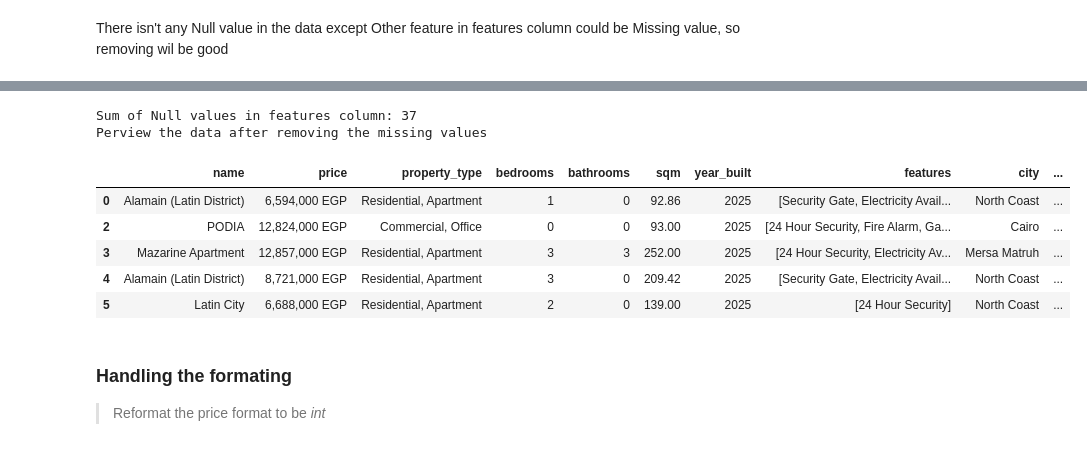
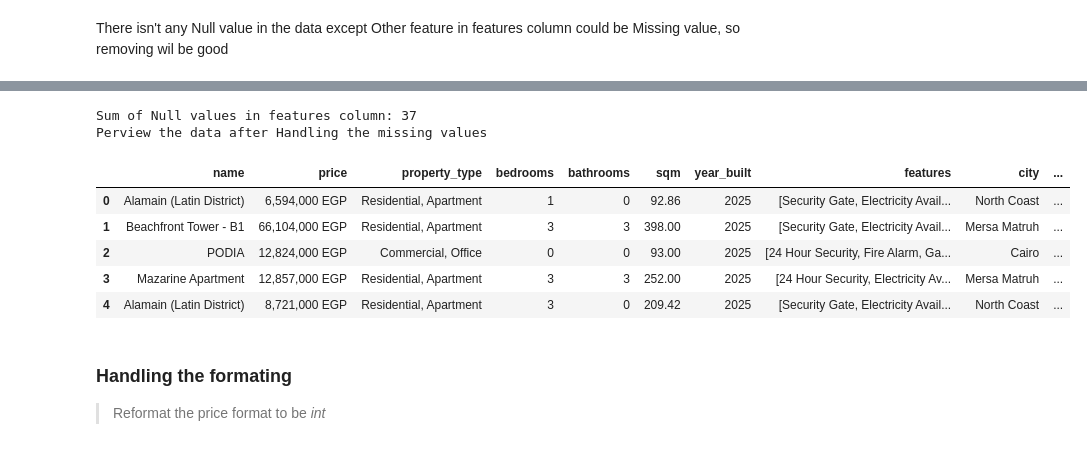
Before and after one commit to MinaAlberDS/Codveda-Internship, a Jupyter notebook: Level 1/Task 2/Data_cleaning.ipynb, the cells around one changed output, grey strips where cells are left out. Drawn from its saved outputs; the diff is of its cells as text; code cells hidden in the pictures.

```diff
--- a/Level 1/Task 2/Data_cleaning.ipynb
+++ b/Level 1/Task 2/Data_cleaning.ipynb
@@ -99,21 +114,22 @@ re_df["features"] = re_df["features"].apply(lambda x: [feature for feature in x
 # %%
 empty = re_df[(re_df["features"].str.len() == 0)] # null values which the list is empty
 print(f"Sum of Null values in features column: {empty.shape[0]}")
 
-## Remove them
-re_df.drop(empty.index, inplace=True)
+# Remove them by replacing empty lists with the mode of the features column
+mode_features = re_df["features"].mode()[0]
+re_df["features"] = re_df["features"].apply(lambda x: mode_features if len(x) == 0 else x)
 
-print("Perview the data after removing the missing values\n")
+print("Perview the data after Handling the missing values\n")
 re_df.head()
 # %% [output]
 Sum of Null values in features column: 37
-Perview the data after removing the missing values
+Perview the data after Handling the missing values
 |  | name | price | property_type | bedrooms | bathrooms | sqm | year_built | features | city | ... |
 | 0 | Alamain (Latin District) | 6,594,000 EGP | Residential, Apartment | 1 | 0 | 92.86 | 2025 | [Security Gate, Electricity Avail... | North Coast | ... |
+| 1 | Beachfront Tower - B1 | 66,104,000 EGP | Residential, Apartment | 3 | 3 | 398.00 | 2025 | [Security Gate, Electricity Avail... | Mersa Matruh | ... |
 | 2 | PODIA | 12,824,000 EGP | Commercial, Office | 0 | 0 | 93.00 | 2025 | [24 Hour Security, Fire Alarm, Ga... | Cairo | ... |
 | 3 | Mazarine Apartment | 12,857,000 EGP | Residential, Apartment | 3 | 3 | 252.00 | 2025 | [24 Hour Security, Electricity Av... | Mersa Matruh | ... |
 | 4 | Alamain (Latin District) | 8,721,000 EGP | Residential, Apartment | 3 | 0 | 209.42 | 2025 | [Security Gate, Electricity Avail... | North Coast | ... |
-| 5 | Latin City | 6,688,000 EGP | Residential, Apartment | 2 | 0 | 139.00 | 2025 | [24 Hour Security] | North Coast | ... |
 # %% [markdown]
 ### Handling the formating
 
```
Also changed, not shown: parts of 39 cells of this notebook.
